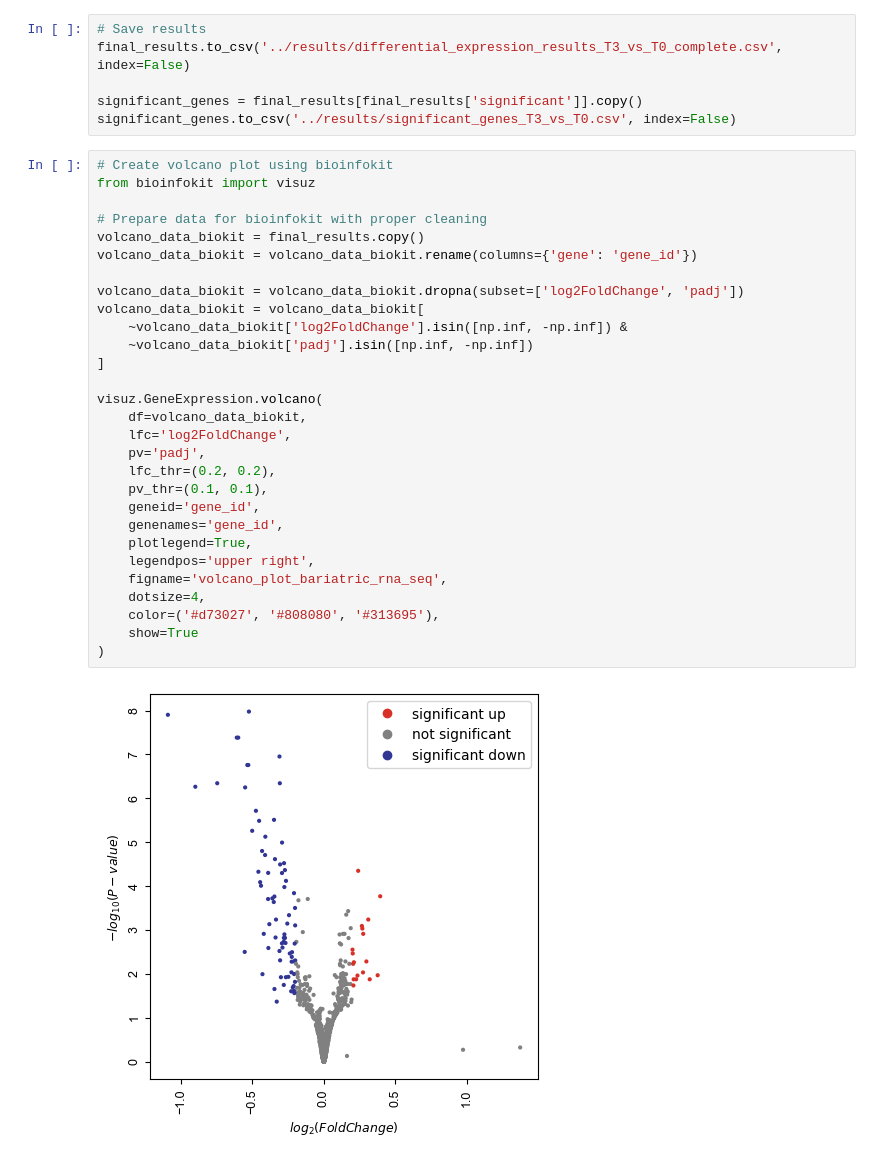
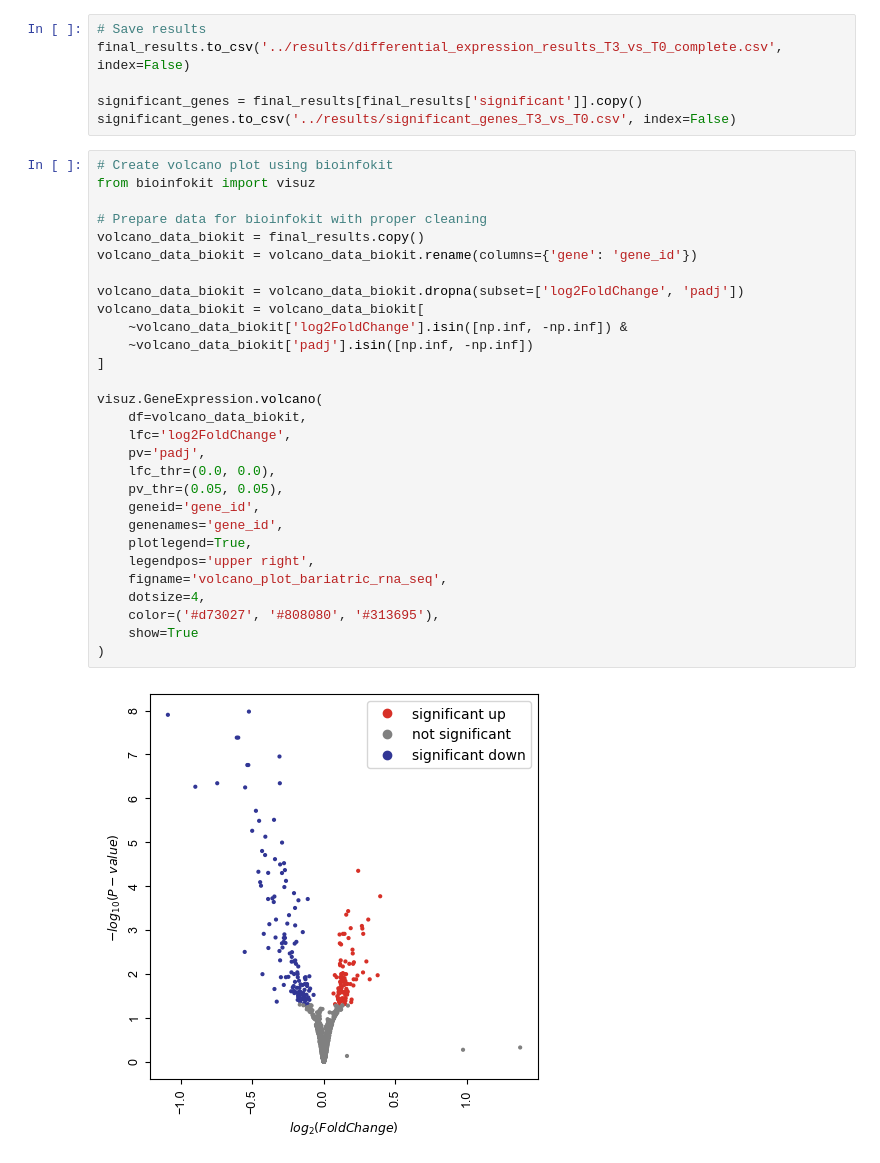
Before and after one commit to jamesh5391/bariatric-rna-seq, a Jupyter notebook: src/expression_analysis.ipynb, the cells around one changed output. Drawn from its saved outputs; the diff is of its cells as text.

Commit message:
fix volcano plot

```diff
--- a/src/expression_analysis.ipynb
+++ b/src/expression_analysis.ipynb
@@ -172,31 +190,31 @@ significant_genes.to_csv('../results/significant_genes_T3_vs_T0.csv', index=Fals
 # %%
 # Create volcano plot using bioinfokit
 from bioinfokit import visuz
 
 # Prepare data for bioinfokit with proper cleaning
 volcano_data_biokit = final_results.copy()
 volcano_data_biokit = volcano_data_biokit.rename(columns={'gene': 'gene_id'})
 
 volcano_data_biokit = volcano_data_biokit.dropna(subset=['log2FoldChange', 'padj'])
 volcano_data_biokit = volcano_data_biokit[
     ~volcano_data_biokit['log2FoldChange'].isin([np.inf, -np.inf]) &
     ~volcano_data_biokit['padj'].isin([np.inf, -np.inf])
 ]
 
 visuz.GeneExpression.volcano(
     df=volcano_data_biokit,
     lfc='log2FoldChange',
     pv='padj',
-    lfc_thr=(0.2, 0.2),
-    pv_thr=(0.1, 0.1),
+    lfc_thr=(0.0, 0.0),
+    pv_thr=(0.05, 0.05),
     geneid='gene_id',
     genenames='gene_id',
     plotlegend=True,
     legendpos='upper right',
     figname='volcano_plot_bariatric_rna_seq',
     dotsize=4,
     color=('#d73027', '#808080', '#313695'),
     show=True
 )
 # %% [output]
-[figure, old version]
+[figure, new version]
```
Also changed, not shown: parts of 2 cells of this notebook, 1 other file.
